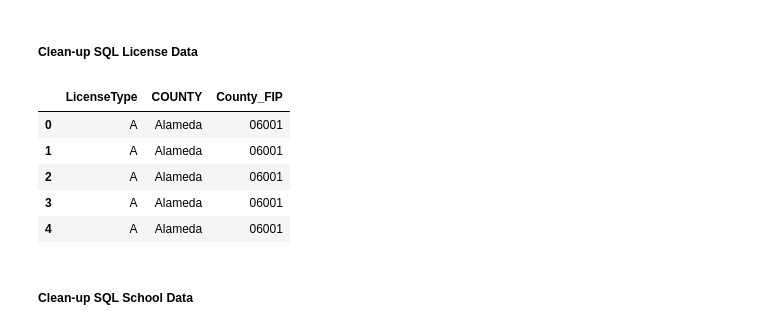
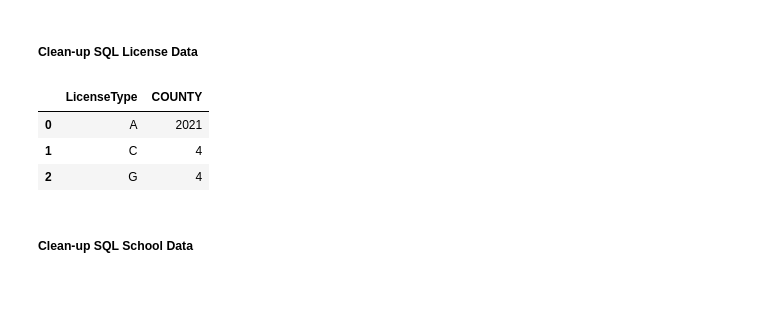
Before and after one commit to lleiva25/California-Medical-Board-2022, a Jupyter notebook: CA Medical Board.ipynb, the cells around one changed output. Drawn from its saved outputs; the diff is of its cells as text; code cells hidden in the pictures; blank space fills up the shorter version.

Commit message:
Formatted JSON

```diff
--- a/CA Medical Board.ipynb
+++ b/CA Medical Board.ipynb
@@ -1012,40 +1017,44 @@ doctor_df['GraduationDate'] = pd.to_datetime(doctor_df['GraduationDate'],
                                                errors='coerce'
                                                )
 
 # Filter for only the rows where the 'Date' column is in the year 2022
 doctor_df = doctor_df[doctor_df['GraduationDate'].dt.year == 2022]
 
 #Properly capitalize column
 doctor_df['AddressOfRecordCity'] = doctor_df['AddressOfRecordCity'].str.title()
 
 doctor_df = doctor_df[[
     'LicenseType',
     'AddressOfRecordCity',
 ]]
 
 doctor_df = doctor_df.rename(columns={
     'AddressOfRecordCity':'CITY'
 })
 
 doctor_temp_df = doctor_df.merge(city_county_df,
                                    on='CITY',
                                    how='outer').dropna()
 
 doctor_county_df = doctor_temp_df.merge(spdf,
                                         on="COUNTY",
                                         how='outer').dropna()
 
 del doctor_county_df['CITY']
 
-doctor_county_df.to_json('/Users/leslieleiva/Documents/GitHub/California-Medical-Board-2022/Output/License_Type_County_DB.json')
 doctor_county_df.head()
+
+license_type = doctor_county_df.groupby("LicenseType").count().reset_index()
+
+del license_type['County_FIP']
+
+license_type.to_json('/Users/leslieleiva/Documents/GitHub/California-Medical-Board-2022/Output/License_Type_County_DB.json')
+license_type
 # %% [output]
-|  | LicenseType | COUNTY | County_FIP |
-| 0 | A | Alameda | 06001 |
-| 1 | A | Alameda | 06001 |
-| 2 | A | Alameda | 06001 |
-| 3 | A | Alameda | 06001 |
-| 4 | A | Alameda | 06001 |
+|  | LicenseType | COUNTY |
+| 0 | A | 2021 |
+| 1 | C | 4 |
+| 2 | G | 4 |
 # %% [markdown]
 <H5>Clean-up SQL School Data</H5>
 # %%
```
Also changed, not shown: parts of 1 cell of this notebook, 2 other files.
